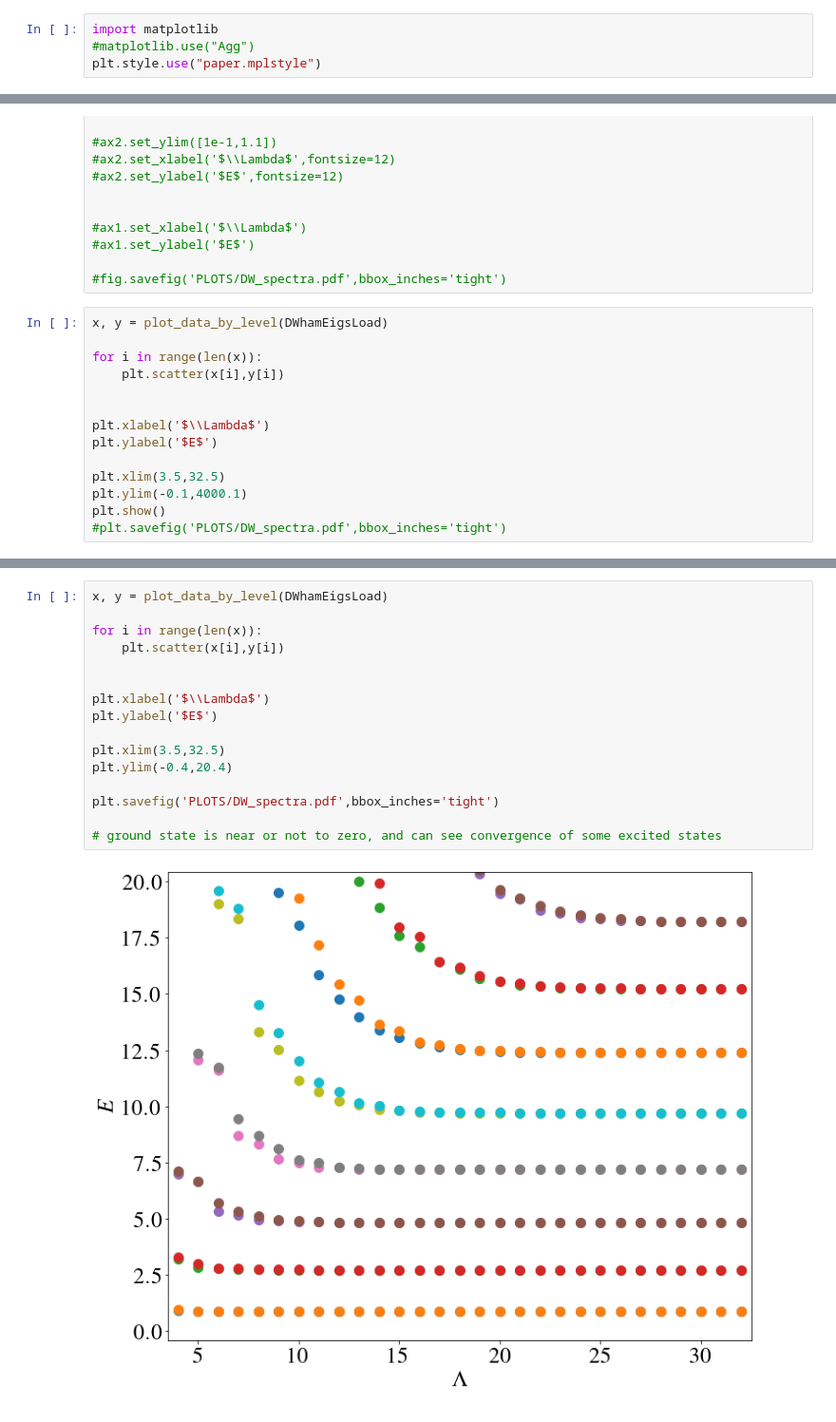
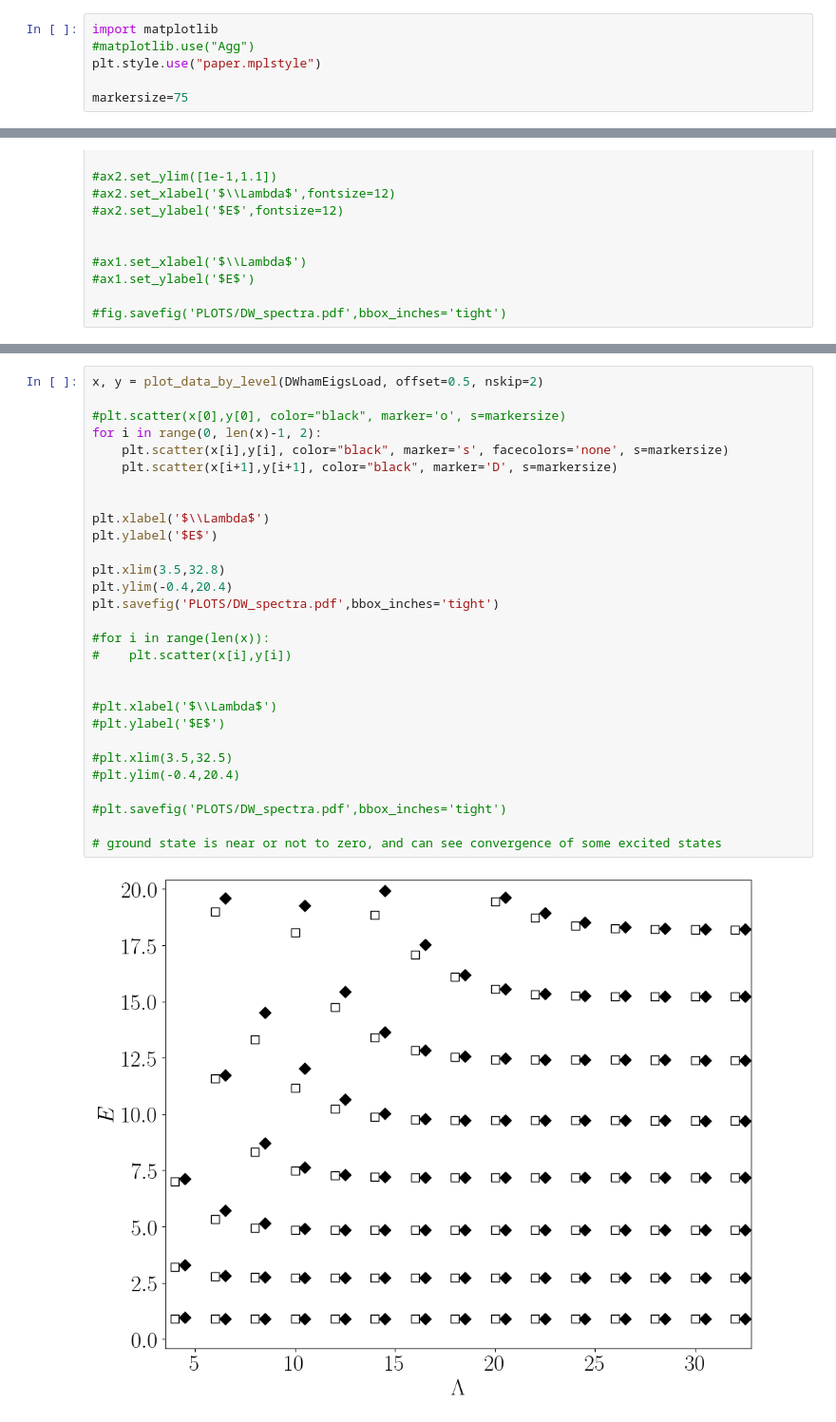
Before and after one commit to chrisculver/SUSY_QuantumComputing, a Jupyter notebook: tutorials/SpectraVSCutoff.ipynb, the cells around one changed output, grey strips where cells are left out. Shown at 95% size. Drawn from its saved outputs; the diff is of its cells as text.

```diff
--- a/tutorials/SpectraVSCutoff.ipynb
+++ b/tutorials/SpectraVSCutoff.ipynb
@@ -62,3 +61,5 @@ HOhamEigsLoad=pickle.load(open("DATA/ho_eigs_vs_cutoff.p","rb"))
 import matplotlib
 #matplotlib.use("Agg")
 plt.style.use("paper.mplstyle")
+
+markersize=75
@@ -247,17 +270,3 @@ DWhamEigsLoad=pickle.load(open("DATA/dw_eigs_vs_cutoff.p","rb"))
 #ax1.set_ylabel('$E$')
 
 #fig.savefig('PLOTS/DW_spectra.pdf',bbox_inches='tight')
-# %%
-x, y = plot_data_by_level(DWhamEigsLoad)
-
-for i in range(len(x)):
-    plt.scatter(x[i],y[i])
-
-
-plt.xlabel('$\\Lambda$')
-plt.ylabel('$E$')
-
-plt.xlim(3.5,32.5)
-plt.ylim(-0.1,4000.1)
-plt.show()
-#plt.savefig('PLOTS/DW_spectra.pdf',bbox_inches='tight')
@@ -266,18 +273,31 @@ plt.show()
 # %%
-x, y = plot_data_by_level(DWhamEigsLoad)
+x, y = plot_data_by_level(DWhamEigsLoad, offset=0.5, nskip=2)
 
-for i in range(len(x)):
-    plt.scatter(x[i],y[i])
+#plt.scatter(x[0],y[0], color="black", marker='o', s=markersize)
+for i in range(0, len(x)-1, 2):
+    plt.scatter(x[i],y[i], color="black", marker='s', facecolors='none', s=markersize)
+    plt.scatter(x[i+1],y[i+1], color="black", marker='D', s=markersize)
 
 
 plt.xlabel('$\\Lambda$')
 plt.ylabel('$E$')
 
-plt.xlim(3.5,32.5)
+plt.xlim(3.5,32.8)
 plt.ylim(-0.4,20.4)
-
 plt.savefig('PLOTS/DW_spectra.pdf',bbox_inches='tight')
 
+#for i in range(len(x)):
+#    plt.scatter(x[i],y[i])
+
+
+#plt.xlabel('$\\Lambda$')
+#plt.ylabel('$E$')
+
+#plt.xlim(3.5,32.5)
+#plt.ylim(-0.4,20.4)
+
+#plt.savefig('PLOTS/DW_spectra.pdf',bbox_inches='tight')
+
 # ground state is near or not to zero, and can see convergence of some excited states
 # %% [output]
-[figure, old version]
+[figure, new version]
```
Also changed, not shown: parts of 15 cells of this notebook, 11 other files.
